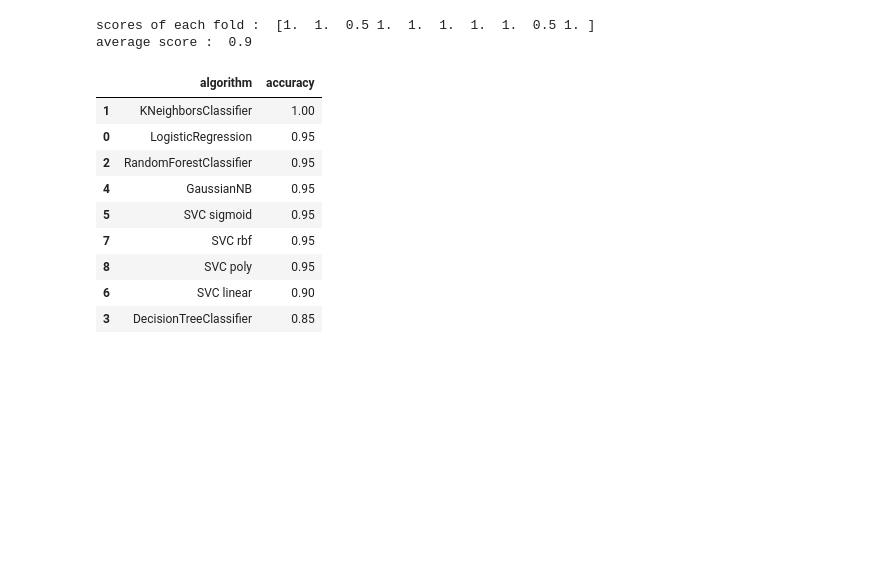
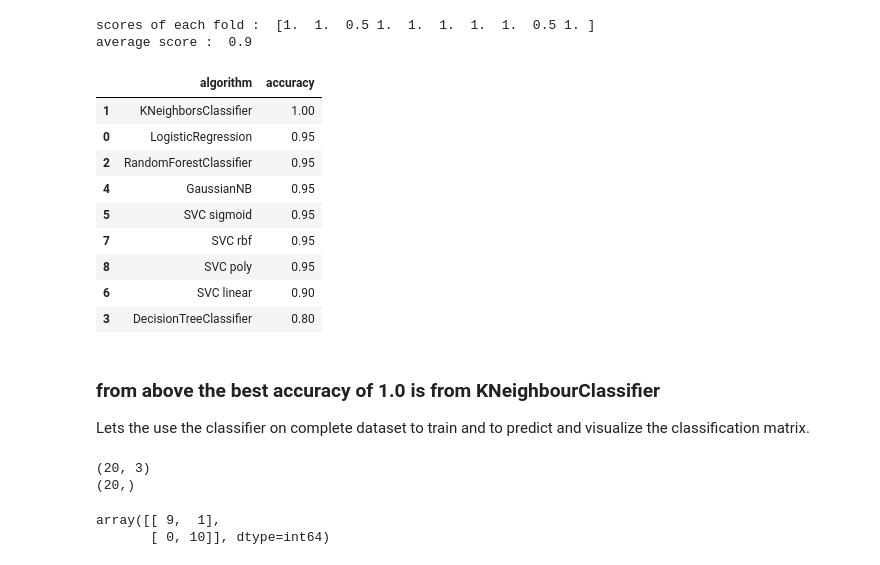
Before and after one commit to krishnakumar1612/music_genre_classification, a Jupyter notebook: notebook/music_genre_classification.ipynb, the cells around one changed output. Saved outputs shown, nothing was run; the diff lists cells and outputs as text; code cells hidden in the pictures; blank space fills up the shorter version.

Commit message:
Update music_genre_classification.ipynb
with cross-validation

```diff
--- a/notebook/music_genre_classification.ipynb
+++ b/notebook/music_genre_classification.ipynb
@@ -617,8 +684,9 @@ average score :  0.95
 # classify using SVM classifier
 classifier = SVC(kernel='sigmoid')
 l_scores = cross_val_score(classifier, x, Y, cv=10)
+avgsc_svc_sg = np.average(l_scores)
 print ( 'scores of each fold : ', l_scores)
-print ( 'average score : ', np.average(l_scores))
+print ( 'average score : ', avgsc_svc_sg)
 # %% [output]
 scores of each fold :  [1.  1.  1.  1.  1.  1.  1.  1.  0.5 1. ]
 average score :  0.95
@@ -626,8 +694,9 @@ average score :  0.95
 # classify using SVM classifier
 classifier = SVC(kernel='rbf')
 l_scores = cross_val_score(classifier, x, Y, cv=10)
+avgsc_svc_rbf = np.average(l_scores)
 print ( 'scores of each fold : ', l_scores)
-print ( 'average score : ', np.average(l_scores))
+print ( 'average score : ', avgsc_svc_rbf)
 # %% [output]
 scores of each fold :  [1.  1.  1.  1.  1.  1.  1.  1.  0.5 1. ]
 average score :  0.95
@@ -635,8 +704,9 @@ average score :  0.95
 # classify using SVM classifier
 classifier = SVC(kernel='poly')
 l_scores = cross_val_score(classifier, x, Y, cv=10)
+avgsc_svc_poly = np.average(l_scores)
 print ( 'scores of each fold : ', l_scores)
-print ( 'average score : ', np.average(l_scores))
+print ( 'average score : ', avgsc_svc_poly)
 # %% [output]
 scores of each fold :  [1.  1.  1.  1.  1.  1.  1.  1.  0.5 1. ]
 average score :  0.95
@@ -644,34 +714,59 @@ average score :  0.95
 # classify using SVM classifier
 classifier = SVC(kernel='linear')
 l_scores = cross_val_score(classifier, x, Y, cv=10)
+avgsc_svc_li = np.average(l_scores)
 print ( 'scores of each fold : ', l_scores)
-print ( 'average score : ', np.average(l_scores))
+print ( 'average score : ', avgsc_svc_li)
 # %% [output]
 scores of each fold :  [1.  1.  0.5 1.  1.  1.  1.  1.  0.5 1. ]
 average score :  0.9
 # %%
 data_fsc = {
-    'LogisticRegression' :0.95 ,
-    'KNeighborsClassifier ' :1.0 ,
-    'RandomForestClassifier' :0.95 ,
-    'DecisionTreeClassifier' :0.85 ,
-    'GaussianNB' :0.95,
-    'SVC sigmoid' :0.95 ,
-    'SVC linear' :0.90 ,
-    'SVC rbf' :0.95,
-    'SVC poly' :0.95
+    'LogisticRegression' :avgsc_lr ,
+    'KNeighborsClassifier ' :avgsc_knc ,
+    'RandomForestClassifier' :avgsc_rfc ,
+    'DecisionTreeClassifier' :avgsc_dt ,
+    'GaussianNB' :avgsc_gnb,
+    'SVC sigmoid' :avgsc_svc_sg ,
+    'SVC linear' :avgsc_svc_li,
+    'SVC rbf' :avgsc_svc_rbf,
+    'SVC poly' :avgsc_svc_poly
 }
 classification_fsc = pd.DataFrame(data_fsc.items(), columns = ['algorithm', 'accuracy'])
 classification_fsc = classification_fsc.sort_values(by=['accuracy'], ascending=False)
 classification_fsc
 # %% [output]
 |  | algorithm | accuracy |
 | 1 | KNeighborsClassifier | 1.00 |
 | 0 | LogisticRegression | 0.95 |
 | 2 | RandomForestClassifier | 0.95 |
 | 4 | GaussianNB | 0.95 |
 | 5 | SVC sigmoid | 0.95 |
 | 7 | SVC rbf | 0.95 |
 | 8 | SVC poly | 0.95 |
 | 6 | SVC linear | 0.90 |
-| 3 | DecisionTreeClassifier | 0.85 |
+| 3 | DecisionTreeClassifier | 0.80 |
+# %% [markdown]
+### from above the best accuracy of 1.0 is from KNeighbourClassifier
+Lets the use the classifier on complete dataset to train and to predict and visualize the classification matrix.
+# %%
+print(x.shape)
+print(Y.shape)
+# %% [output]
+(20, 3)
+(20,)
+# %%
+# train on the full data on winning model- KNeighborsClassifier,
+
+classifier = KNeighborsClassifier(n_neighbors=6)
+classifier.fit(x, Y)
+
+# test on the full data on this trained classifier.
+y_pred = classifier.predict(x)
+confusion_matrix(Y, y_pred)
+
+conf_m = confusion_matrix(Y, y_pred)
+conf_m
+# %% [output]
+array([[ 9,  1],
+       [ 0, 10]], dtype=int64)
```
Also changed, not shown: parts of 36 cells of this notebook.
